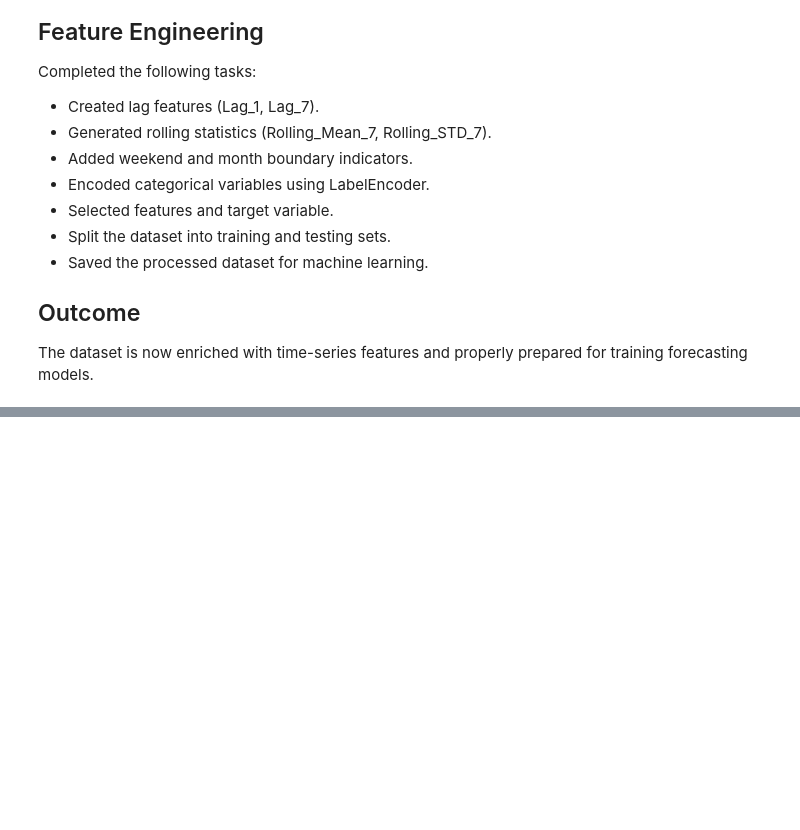
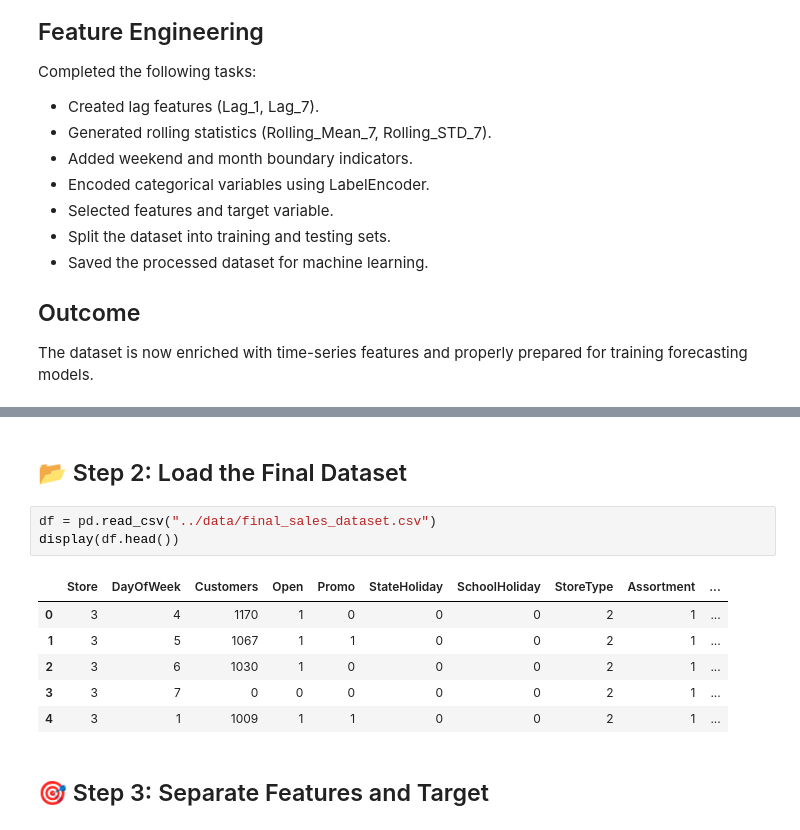
Before and after one commit to ruhile/Sales-Forecasting-Dashboard, a Jupyter notebook: notebooks/Sales_Forecasting.ipynb, the cells around one changed output, grey strips where cells are left out. Saved outputs shown, nothing was run; the diff lists cells and outputs as text; blank space fills up the shorter version.

```diff
--- a/notebooks/Sales_Forecasting.ipynb
+++ b/notebooks/Sales_Forecasting.ipynb
@@ -921,0 +937,14 @@ The dataset is now enriched with time-series features and properly prepared for
+# %% [markdown]
+## 📂 Step 2: Load the Final Dataset
+# %%
+df = pd.read_csv("../data/final_sales_dataset.csv")
+display(df.head())
+# %% [output]
+|  | Store | DayOfWeek | Customers | Open | Promo | StateHoliday | SchoolHoliday | StoreType | Assortment | ... |
+| 0 | 3 | 4 | 1170 | 1 | 0 | 0 | 0 | 2 | 1 | ... |
+| 1 | 3 | 5 | 1067 | 1 | 1 | 0 | 0 | 2 | 1 | ... |
+| 2 | 3 | 6 | 1030 | 1 | 0 | 0 | 0 | 2 | 1 | ... |
+| 3 | 3 | 7 | 0 | 0 | 0 | 0 | 0 | 2 | 1 | ... |
+| 4 | 3 | 1 | 1009 | 1 | 1 | 0 | 0 | 2 | 1 | ... |
+# %% [markdown]
+## 🎯 Step 3: Separate Features and Target
```
Also changed, not shown: parts of 23 cells of this notebook.
